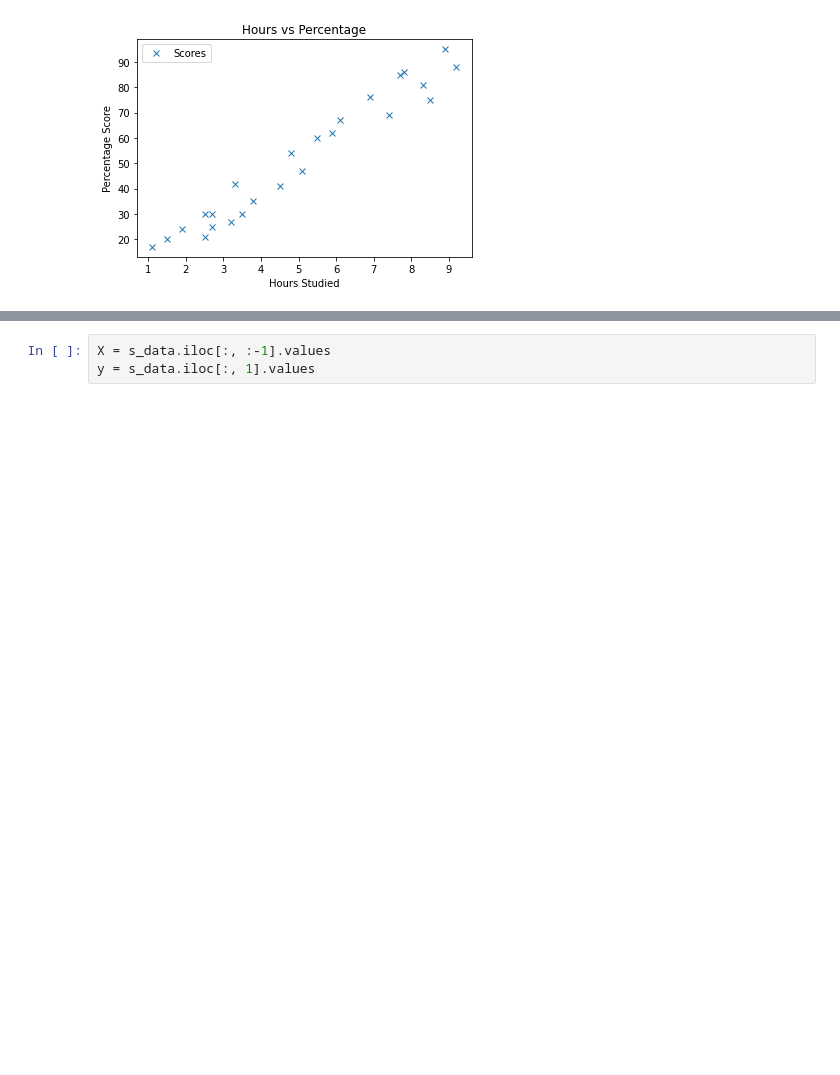
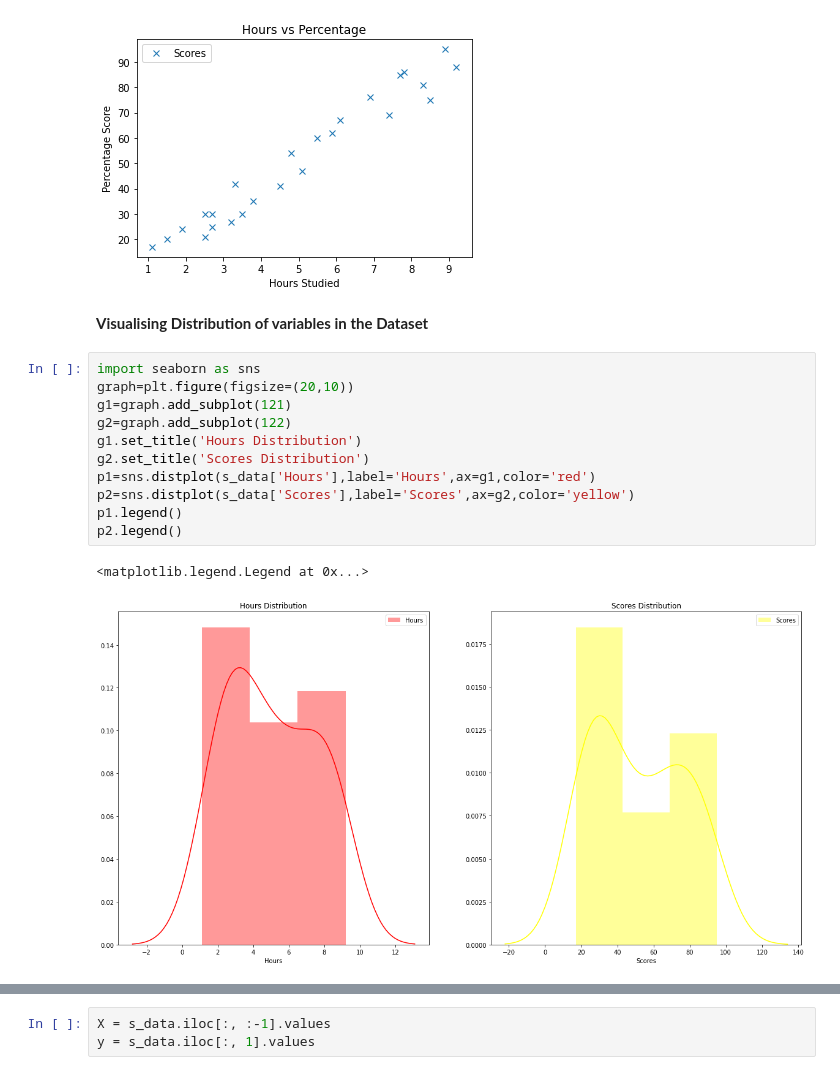
Before and after one commit to harshnagoriya/Machine-Learning-Concepts, a Jupyter notebook: basics/Supervised_Machine_Learning.ipynb, the cells around one changed output, grey strips where cells are left out. Drawn from its saved outputs; the diff is of its cells as text; blank space fills up the shorter version.

```diff
--- a/basics/Supervised_Machine_Learning.ipynb
+++ b/basics/Supervised_Machine_Learning.ipynb
@@ -28,3 +68,19 @@ plt.ylabel('Percentage Score')
 plt.show()
 # %% [output]
 [figure]
+# %% [markdown]
+**Visualising Distribution of variables in the Dataset**
+# %%
+import seaborn as sns
+graph=plt.figure(figsize=(20,10))
+g1=graph.add_subplot(121)
+g2=graph.add_subplot(122)
+g1.set_title('Hours Distribution')
+g2.set_title('Scores Distribution')
+p1=sns.distplot(s_data['Hours'],label='Hours',ax=g1,color='red')
+p2=sns.distplot(s_data['Scores'],label='Scores',ax=g2,color='yellow')
+p1.legend()
+p2.legend()
+# %% [output]
+<matplotlib.legend.Legend at 0x...>
+[figure, added]
```
Also changed, not shown: parts of 60 cells of this notebook.
